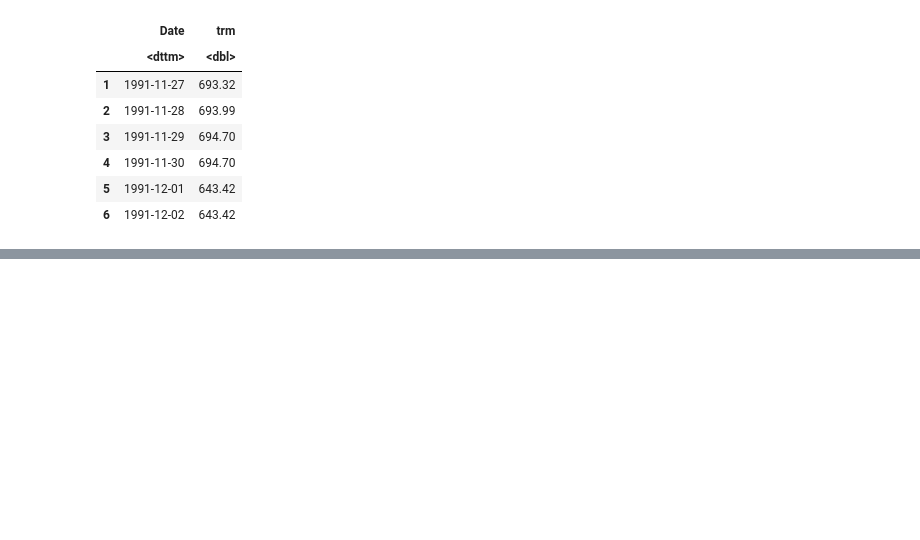
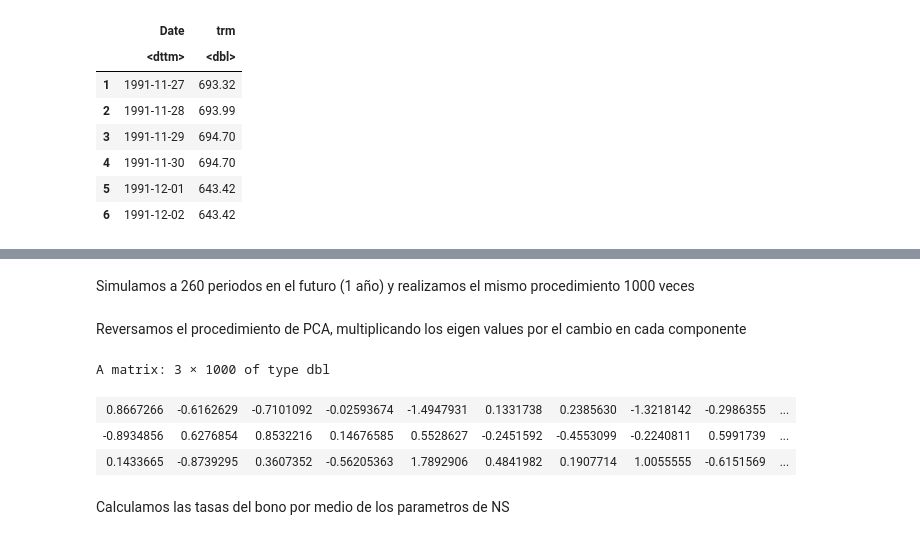
Before and after one commit to remg1997/T1-Riesgo, a Jupyter notebook: Taller 2/Scripts/first.ipynb, the cells around one changed output, grey strips where cells are left out. Drawn from its saved outputs; the diff is of its cells as text; code cells hidden in the pictures; blank space fills up the shorter version.

```diff
--- a/Taller 2/Scripts/first.ipynb
+++ b/Taller 2/Scripts/first.ipynb
@@ -183,0 +212,3 @@ A data.frame: 6 × 2
+# %%
+pca_tes_cop <- prcomp(delta_tes_cop_ns, scale=TRUE)
+summary(pca_tes_cop)
@@ -183,0 +234,5 @@ A data.frame: 6 × 2
+# %%
+arima_pca_1_tes_cop <- auto.arima(pca_tes_cop$x[,1],stepwise = T,approximation = F)
+Box.test(arima_pca_1_tes_cop$residuals)
+arima_pca_2_tes_cop  <- auto.arima(pca_tes_cop$x[,2],stepwise = T,approximation = F)
+Box.test(arima_pca_1_tes_cop$residuals)
@@ -183,0 +248,26 @@ A data.frame: 6 × 2
+# %% [markdown]
+Simulamos a 260 periodos en el futuro (1 año) y realizamos el mismo procedimiento 1000 veces
+# %%
+future <- 260 #52 semanas y 5 dìas a la semana para evaluar a un año
+simulations <- 1000
+# %%
+sim_pca_1_tes_cop <- replicate(expr = simulate(object = arima_pca_1_tes_cop,nsim = future),n = simulations)
+sim_pca_2_tes_cop <- replicate(expr = simulate(object =arima_pca_2_tes_cop,nsim = future),n = simulations)
+Bt1 <- pca_tes_cop$rotation[,1] #Eigen values del primer componente
+Bt2 <- pca_tes_cop$rotation[,2] #Eigen values del segundo componente
+# %% [markdown]
+Reversamos el procedimiento de PCA, multiplicando los eigen values por el cambio en cada componente
+# %%
+delta<-matrix(,nrow=future, ncol=simulations)
+
+for (i in 1:future){
+        for (j in 1:simulations){
+                delta[i,j] <- sum(sim_pca_1_tes_cop[i,j]*Bt1)+sum(sim_pca_2_tes_cop[i,j]*Bt2)
+        }
+}
+head(delta, 3)
+# %% [output]
+A matrix: 3 × 1000 of type dbl
+| 0.8667266 | -0.6162629 | -0.7101092 | -0.02593674 | -1.4947931 | 0.1331738 | 0.2385630 | -1.3218142 | -0.2986355 | ... |
+| -0.8934856 | 0.6276854 | 0.8532216 | 0.14676585 | 0.5528627 | -0.2451592 | -0.4553099 | -0.2240811 | 0.5991739 | ... |
+| 0.1433665 | -0.8739295 | 0.3607352 | -0.56205363 | 1.7892906 | 0.4841982 | 0.1907714 | 1.0055555 | -0.6151569 | ... |
@@ -183,0 +293,2 @@ A data.frame: 6 × 2
+# %% [markdown]
+Calculamos las tasas del bono por medio de los parametros de NS
```
Also changed, not shown: parts of 21 cells of this notebook.
